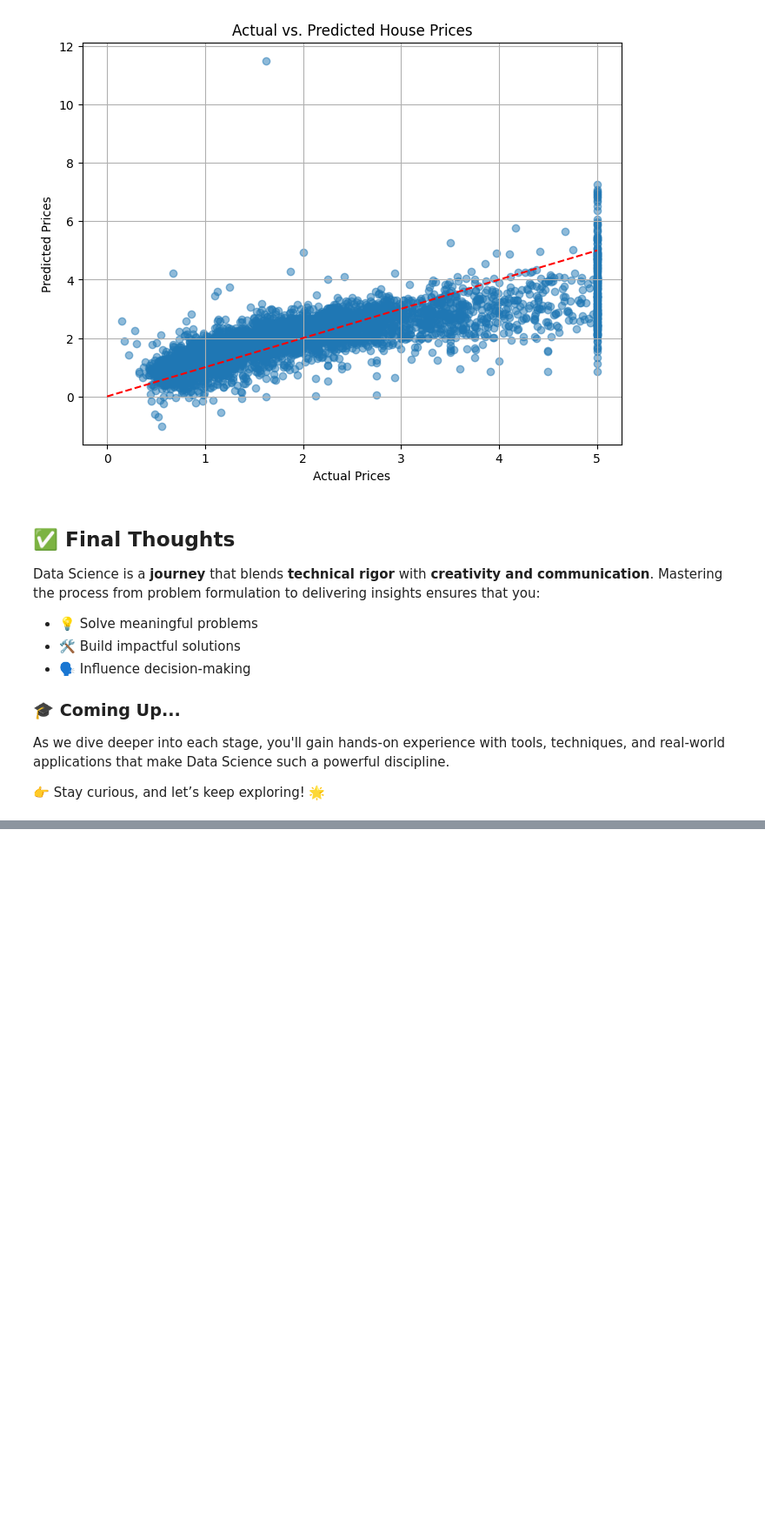
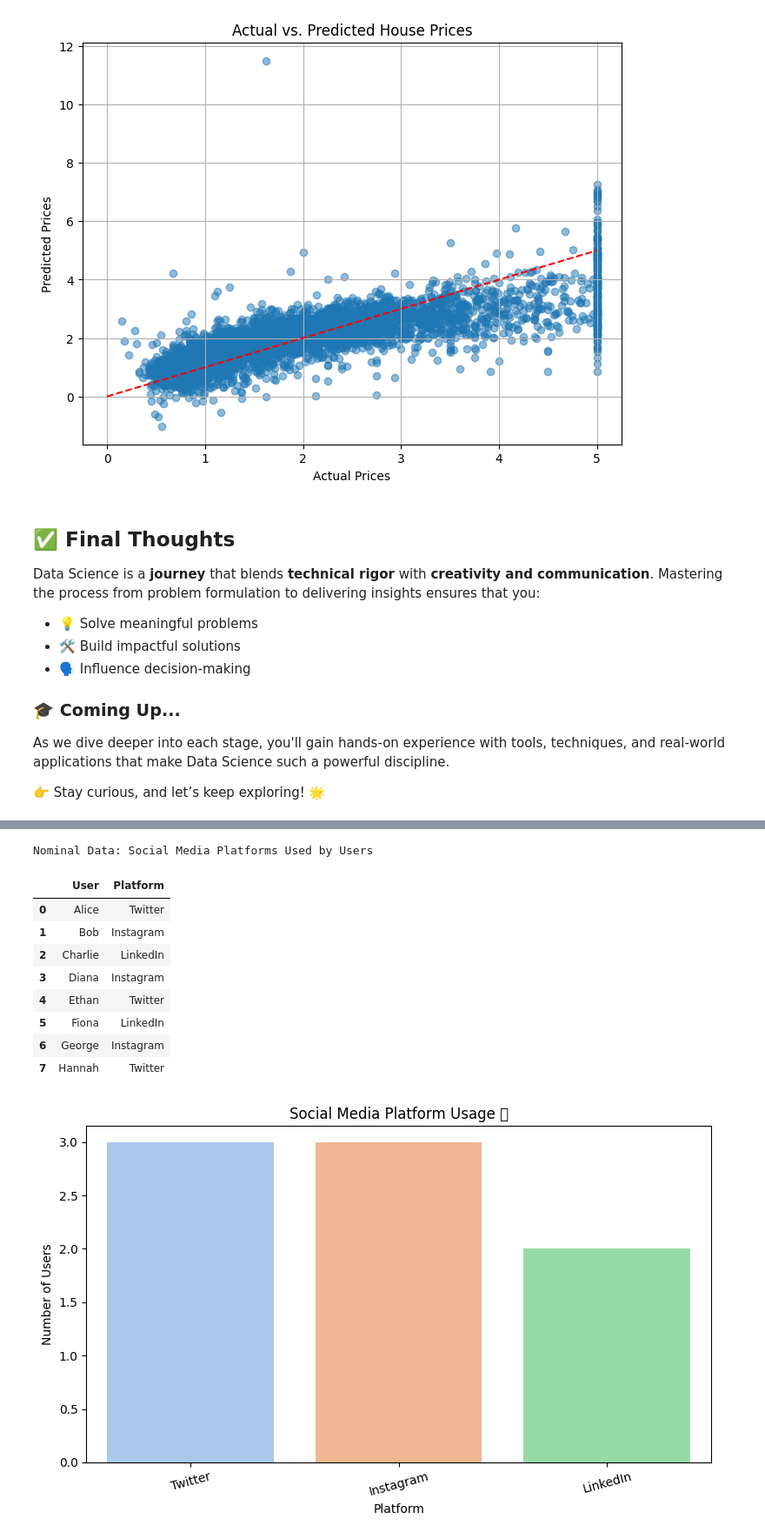
Before and after one commit to AhmadMananOfficial/Data-Science, a Jupyter notebook: NoteBook.ipynb, the cells around one changed output, grey strips where cells are left out. Shown at 87% size. Drawn from its saved outputs; the diff is of its cells as text; code cells hidden in the pictures; blank space fills up the shorter version.

Commit message:
Change the Attribute Types note completly.

```diff
--- a/NoteBook.ipynb
+++ b/NoteBook.ipynb
@@ -374,0 +718,41 @@ As we dive deeper into each stage, you'll gain hands-on experience with tools, t
+# %%
+# To remove warnings
+import warnings
+warnings.filterwarnings('ignore')
+
+import pandas as pd
+import seaborn as sns
+import matplotlib.pyplot as plt
+from IPython.display import display
+
+# Nominal attribute example: Social media platform preferences
+# Nominal data represents categories without any inherent order
+data = pd.DataFrame({
+    'User': ['Alice', 'Bob', 'Charlie', 'Diana', 'Ethan', 'Fiona', 'George', 'Hannah'],
+    'Platform': ['Twitter', 'Instagram', 'LinkedIn', 'Instagram', 'Twitter', 'LinkedIn', 'Instagram', 'Twitter']
+})
+
+print("Nominal Data: Social Media Platforms Used by Users")
+display(data)
+
+# Visualize nominal data using a count plot
+plt.figure(figsize=(8, 5))
+sns.countplot(x='Platform', data=data, palette='pastel')
+plt.title('Social Media Platform Usage 📱')
+plt.xlabel('Platform')
+plt.ylabel('Number of Users')
+plt.xticks(rotation=15)
+plt.tight_layout()
+plt.show()
+# %% [output]
+Nominal Data: Social Media Platforms Used by Users
+|  | User | Platform |
+| 0 | Alice | Twitter |
+| 1 | Bob | Instagram |
+| 2 | Charlie | LinkedIn |
+| 3 | Diana | Instagram |
+| 4 | Ethan | Twitter |
+| 5 | Fiona | LinkedIn |
+| 6 | George | Instagram |
+| 7 | Hannah | Twitter |
+[figure, added]
```
Also changed, not shown: parts of 32 cells of this notebook, 4 other files.
